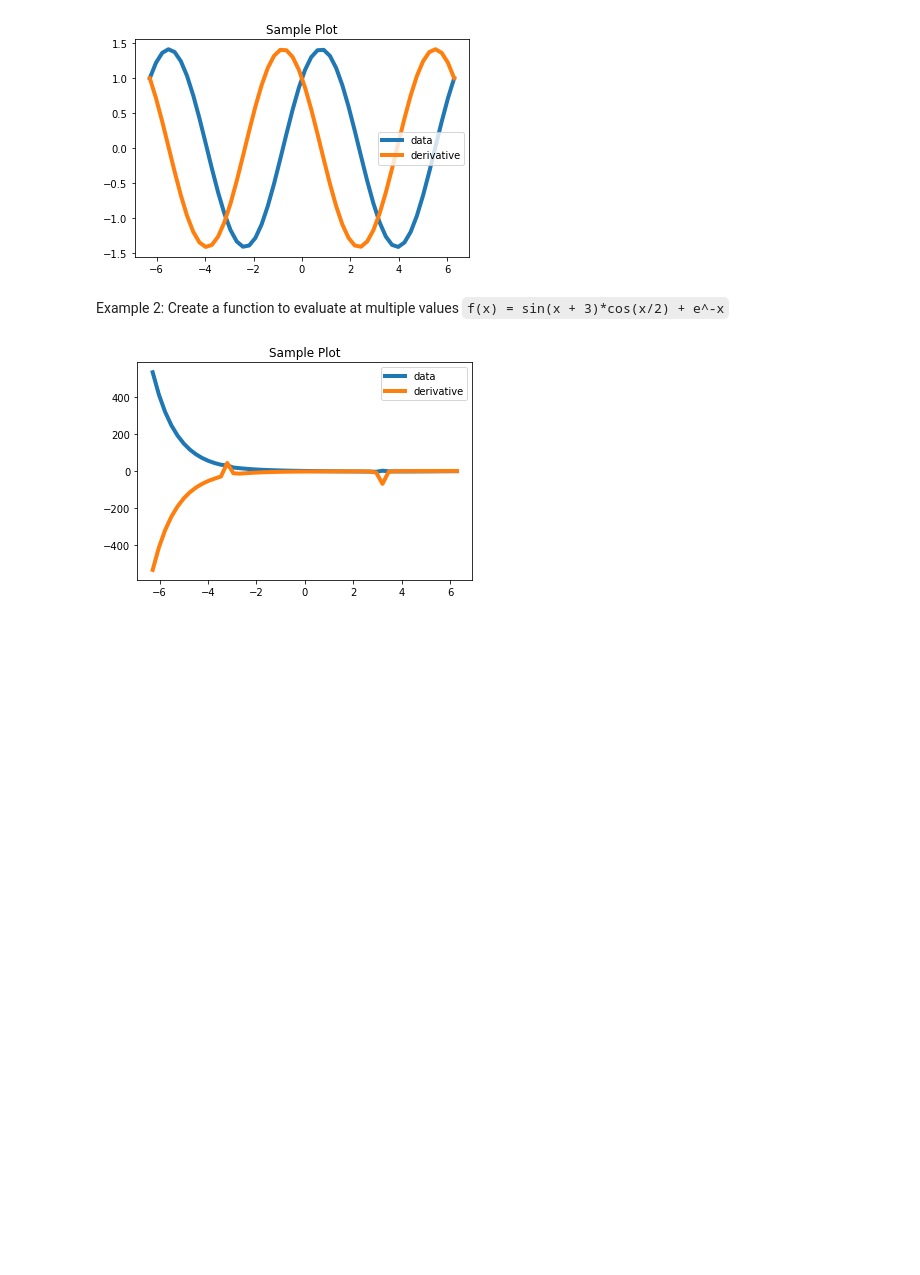
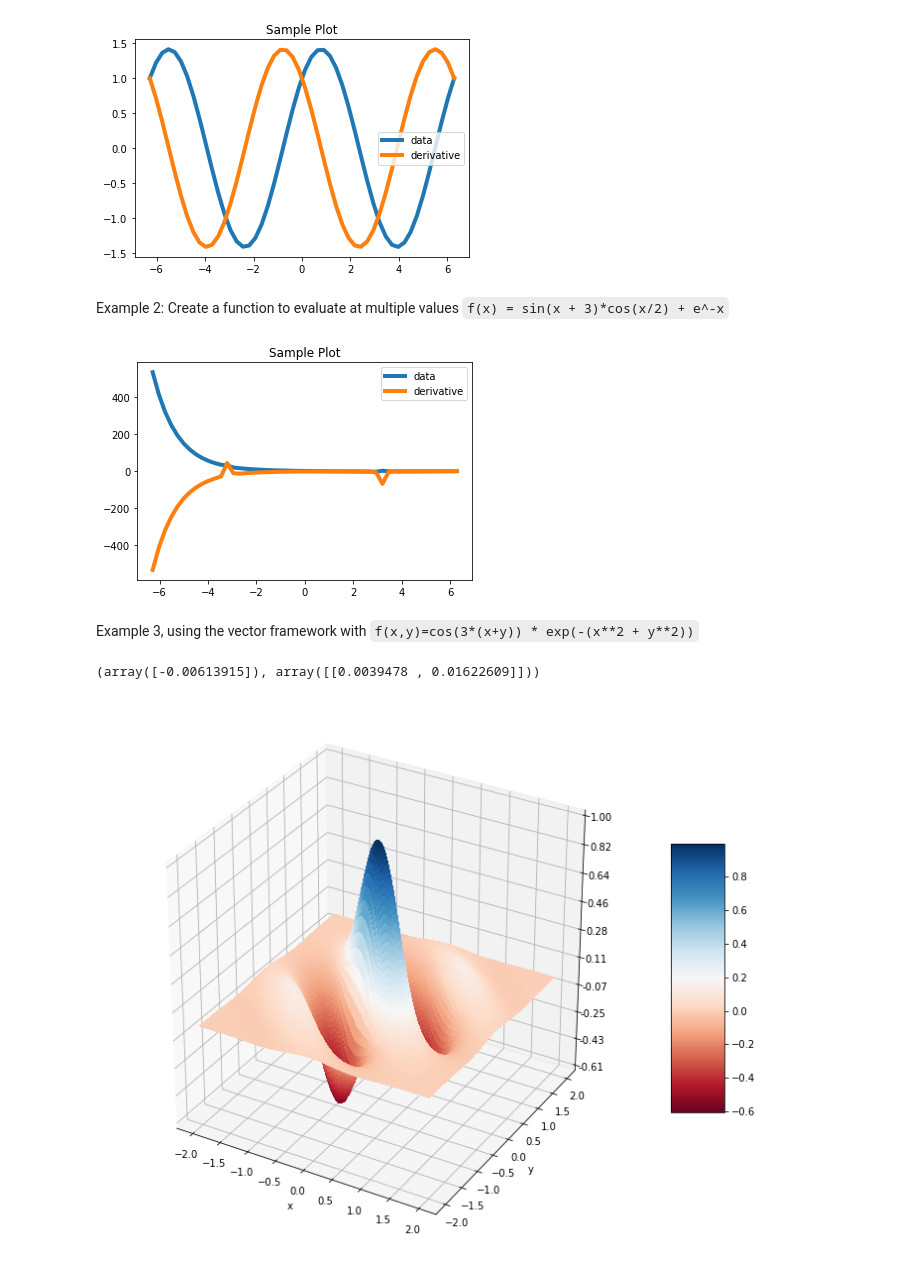
Before and after one commit to cs207-project-group4/cs207-FinalProject, a Jupyter notebook: Demo_Notebook.ipynb, the cells around one changed output. Drawn from its saved outputs; the diff is of its cells as text; code cells hidden in the pictures; blank space fills up the shorter version.

Commit message:
adding exemple of vector function

```diff
--- a/Demo_Notebook.ipynb
+++ b/Demo_Notebook.ipynb
@@ -116,3 +118,36 @@ plt.legend()
 plt.show()
 # %% [output]
 [figure]
+# %% [markdown]
+Example 3, using the vector framework with `f(x,y)=cos(3*(x+y)) * exp(-(x**2 + y**2))`
+# %%
+from autograd.blocks.operations import sum_elts
+
+sum_block=sum_elts()
+
+def vector_function(x,y):
+    x1=av.Variable([x,y])
+
+
+    b1 = exp(-sum_block(pow(x1,2)))
+    b2 = cos(3*sum_block(x1))
+    b3 = b1*b2
+
+    return(b3.data,b3.gradient)
+
+def data_function(x,y):
+    data, grad= vector_function(x,y)
+    return(data)
+# %%
+vector_function(1,2)
+# %% [output]
+(array([-0.00613915]), array([[0.0039478 , 0.01622609]]))
+# %%
+x=np.linspace(-2,2,100)
+y=np.linspace(-2,2,100)
+
+X,Y=np.meshgrid(x,y)
+
+vf=np.vectorize(data_function)
+
+Z=vf(X,Y)
@@ -118,0 +159,18 @@ plt.show()
+# %%
+
+fig = plt.figure(figsize=(12,10))
+ax = fig.gca(projection='3d')
+surf = ax.plot_surface(X, Y, Z, rstride=1, cstride=1,
+                      cmap=cm.RdBu,linewidth=0, antialiased=False)
+
+ax.zaxis.set_major_locator(LinearLocator(10))
+ax.zaxis.set_major_formatter(FormatStrFormatter('%.02f'))
+plt.xlabel('x')
+plt.ylabel('y')
+plt.
+
+fig.colorbar(surf, shrink=0.5, aspect=5)
+
+plt.show()
+# %% [output]
+[figure, added]
```
Also changed, not shown: parts of 4 cells of this notebook.
